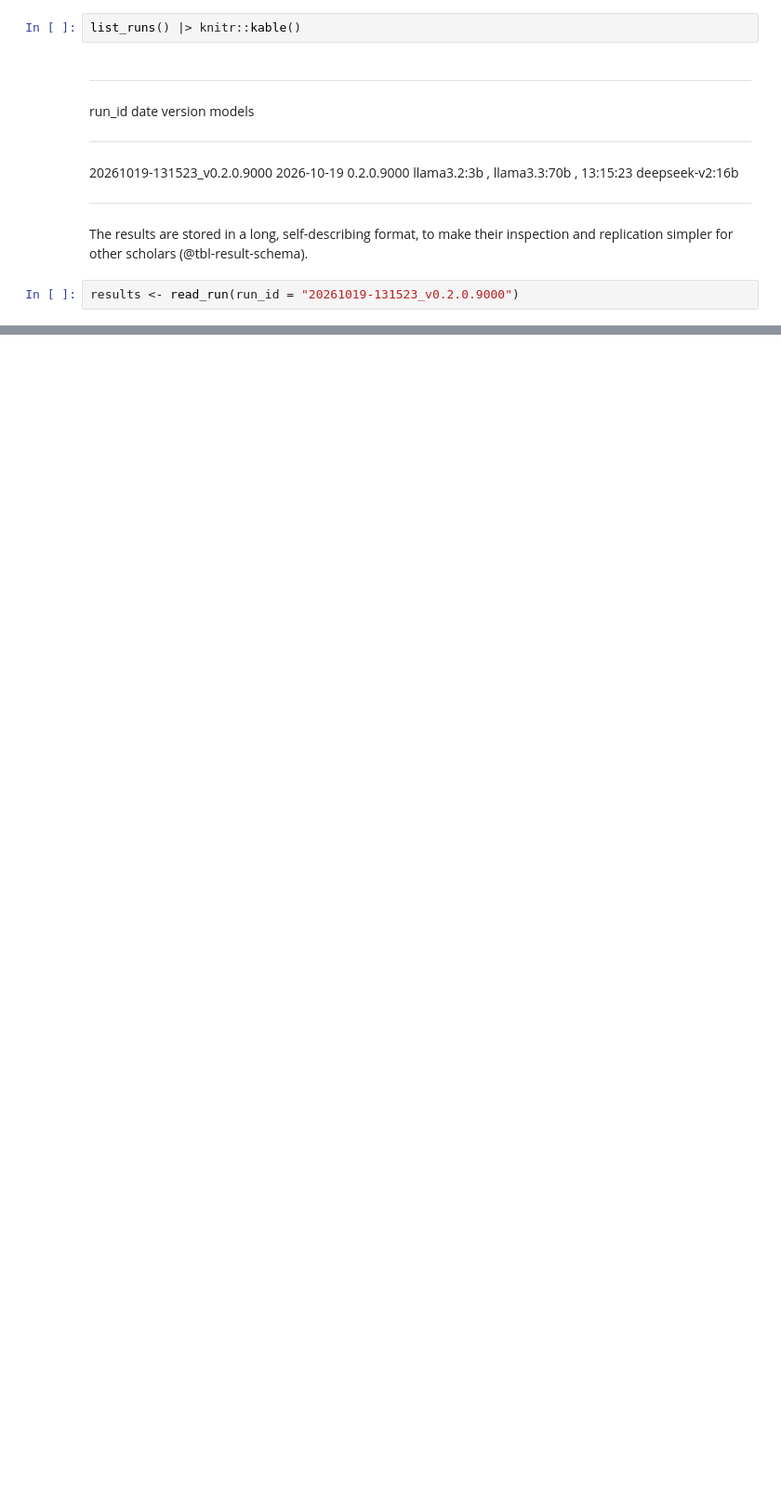
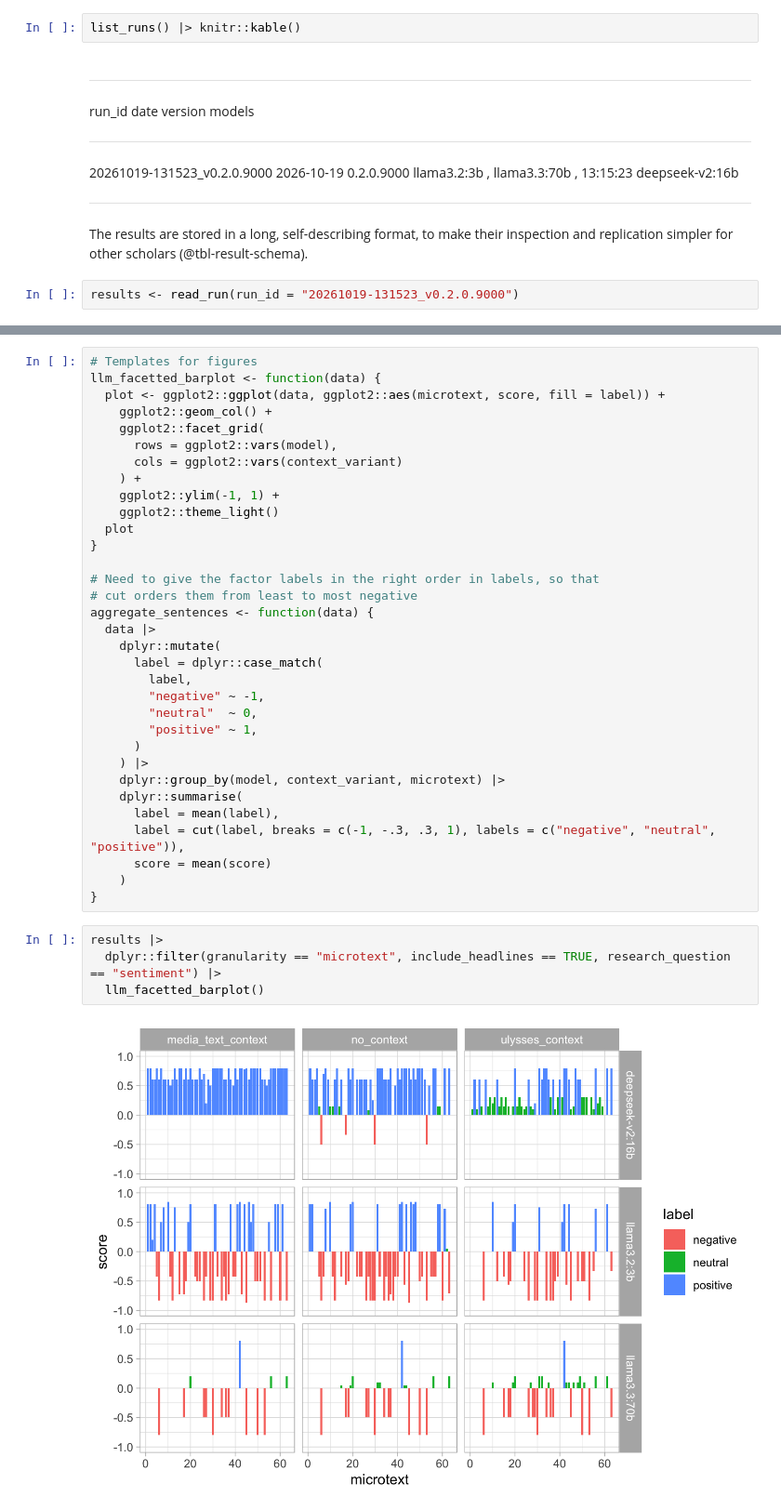
Before and after one commit to uom-digital-studies/aeolus-microtexts, a Jupyter notebook: site/dh2027/index.embed.ipynb, the cells around one changed output, grey strips where cells are left out. Shown at 93% size. Drawn from its saved outputs; the diff is of its cells as text; blank space fills up the shorter version.

```diff
--- a/site/dh2027/index.embed.ipynb
+++ b/site/dh2027/index.embed.ipynb
@@ -266,0 +120,39 @@ results |>
+# %%
+# Templates for figures
+llm_facetted_barplot <- function(data) {
+  plot <- ggplot2::ggplot(data, ggplot2::aes(microtext, score, fill = label)) +
+    ggplot2::geom_col() +
+    ggplot2::facet_grid(
+      rows = ggplot2::vars(model),
+      cols = ggplot2::vars(context_variant)
+    ) +
+    ggplot2::ylim(-1, 1) +
+    ggplot2::theme_light()
+  plot
+}
+
+# Need to give the factor labels in the right order in labels, so that
+# cut orders them from least to most negative
+aggregate_sentences <- function(data) {
+  data |>
+    dplyr::mutate(
+      label = dplyr::case_match(
+        label,
+        "negative" ~ -1,
+        "neutral"  ~ 0,
+        "positive" ~ 1,
+      )
+    ) |>
+    dplyr::group_by(model, context_variant, microtext) |>
+    dplyr::summarise(
+      label = mean(label),
+      label = cut(label, breaks = c(-1, -.3, .3, 1), labels = c("negative", "neutral", "positive")),
+      score = mean(score)
+    )
+}
+# %%
+results |>
+  dplyr::filter(granularity == "microtext", include_headlines == TRUE, research_question == "sentiment") |>
+  llm_facetted_barplot()
+# %% [output]
+[figure, added]
```
Also changed, not shown: parts of 45 cells of this notebook, 49 other files.
